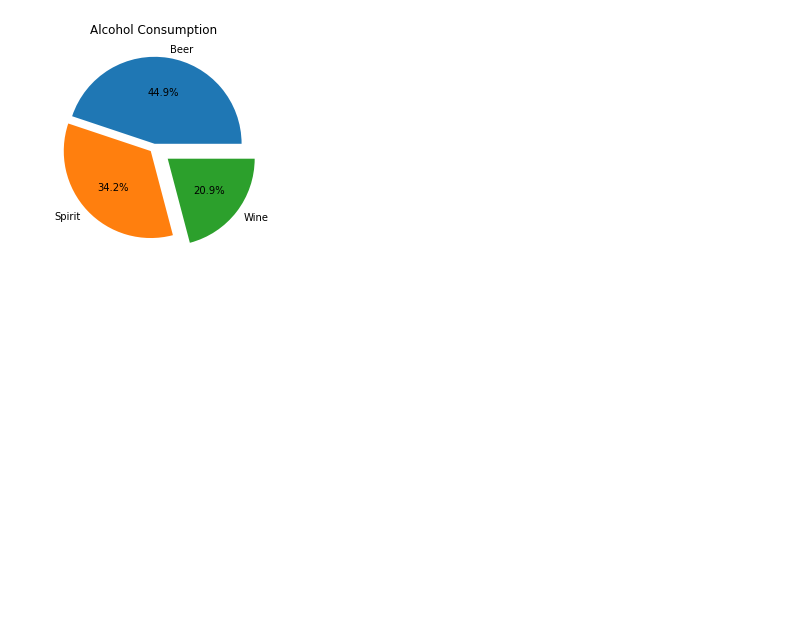
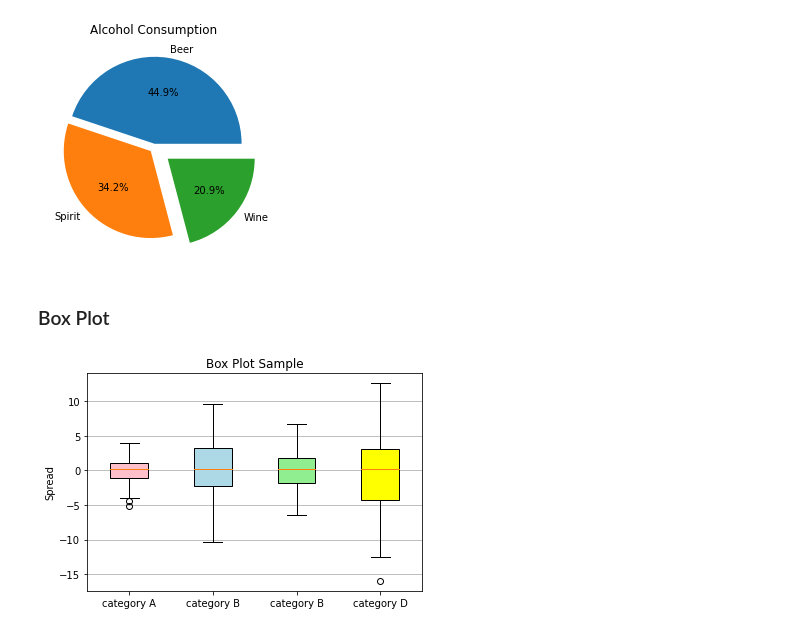
Before and after one commit to samewara/data-visualization, a Jupyter notebook: matplotlib-basic.ipynb, the cells around one changed output. Cells and saved outputs as stored; diff of their text form; code cells hidden in the pictures; blank space fills up the shorter version.

Commit message:
box n violen plots

```diff
--- a/matplotlib-basic.ipynb
+++ b/matplotlib-basic.ipynb
@@ -480,0 +455,33 @@ plt.show()
+# %% [markdown]
+### Box Plot
+# %%
+import numpy as np
+import matplotlib.pyplot as plt
+
+# some random data
+data1 = np.random.normal(0, 2, 100)
+data2 = np.random.normal(0, 4, 100)
+data3 = np.random.normal(0, 3, 100)
+data4 = np.random.normal(0, 5, 100)
+data = list([data1, data2, data3, data4])
+#data = [np.random.normal(0, std, size=100) for std in range(2, 6)]
+
+fig, ax = plt.subplots()
+bx = ax.boxplot(data, patch_artist=True)
+
+ax.set_title('Box Plot Sample')
+ax.set_ylabel('Spread')
+xticklabels=['category A',
+             'category B',
+             'category B',
+             'category D']
+
+colors = ['pink', 'lightblue', 'lightgreen','yellow']
+for patch, color in zip(bx['boxes'], colors):
+    patch.set_facecolor(color)
+
+ax.set_xticklabels(xticklabels)
+ax.yaxis.grid(True)
+plt.show()
+# %% [output]
+[figure, added]
```
Also changed, not shown: parts of 11 cells of this notebook, 1 other file.
